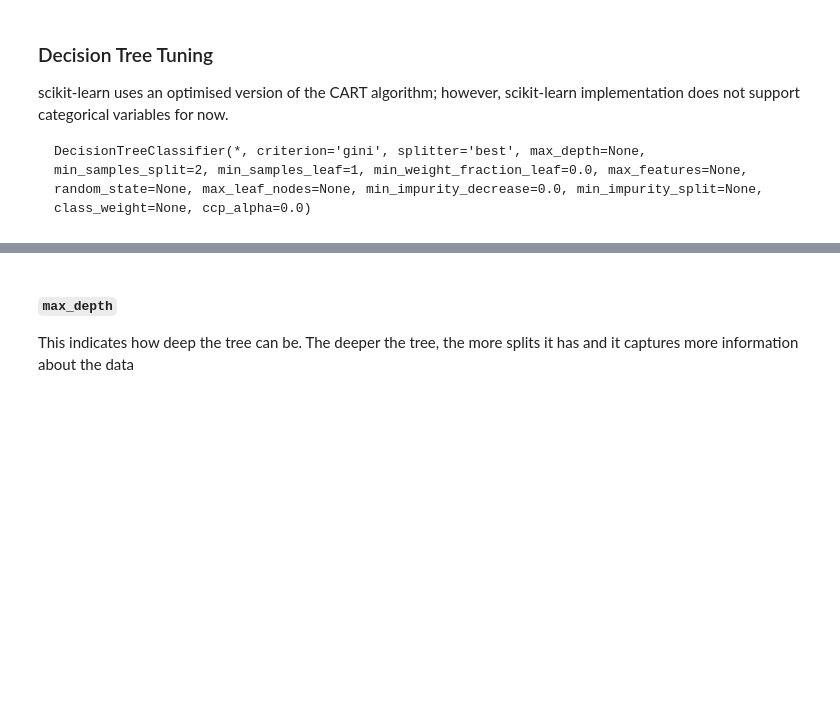
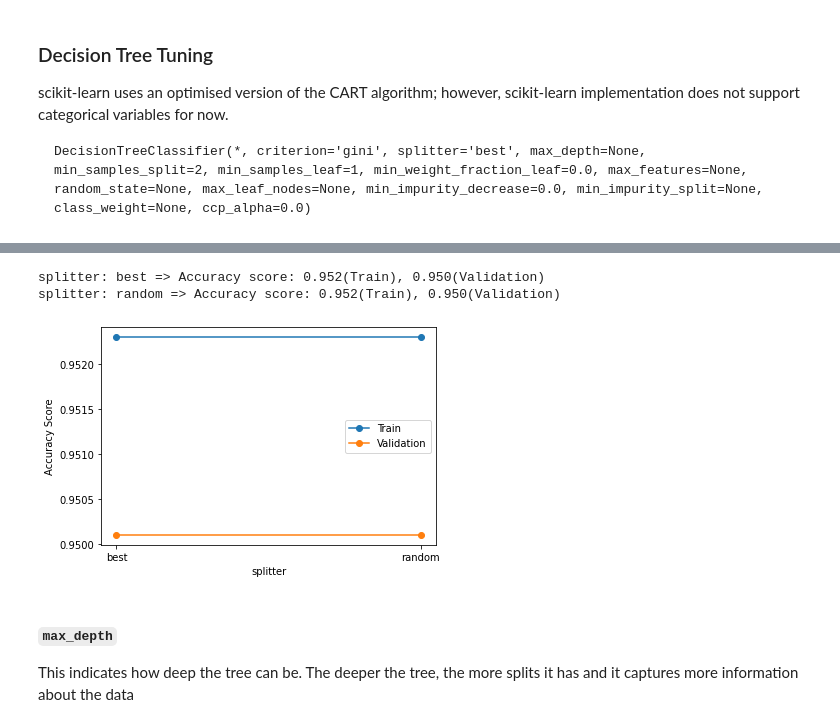
Before and after one commit to LapTQ/IT31903_123220_Group18_Stroke-prediction, a Jupyter notebook: analyze_data.ipynb, the cells around one changed output, grey strips where cells are left out. Saved outputs shown, nothing was run; the diff lists cells and outputs as text; code cells hidden in the pictures; blank space fills up the shorter version.

Commit message:
Tuning decisiontree

```diff
--- a/analyze_data.ipynb
+++ b/analyze_data.ipynb
@@ -556,3 +569,33 @@ DecisionTreeClassifier(*, criterion='gini', splitter='best', max_depth=None, min
+# %%
+train_results = []
+validation_results = []
+
+splitters = ['best', 'random']
+
+for splitter in splitters:
+    model = DecisionTreeClassifier(splitter=splitter)
+    model.fit(rescaledX, Y_train)
+
+    train_result = accuracy_score(Y_train, model.predict(rescaledX))
+    train_results.append(train_result)
+
+    validation_result = accuracy_score(Y_validation, model.predict(rescaledValidationX))
+    validation_results.append(validation_result)
+
+    print("splitter: %s => Accuracy score: %.3f(Train), %.3f(Validation)" % (splitter, train_result, validation_result))
+
+line1 = pyplot.plot(splitters, train_results, '-o', label='Train')
+line2 = pyplot.plot(splitters, validation_results, '-o', label='Validation')
+
+pyplot.legend()
+
+pyplot.ylabel('Accuracy Score')
+pyplot.xlabel('splitter')
+pyplot.show()
+# %% [output]
+splitter: best => Accuracy score: 0.952(Train), 0.950(Validation)
+splitter: random => Accuracy score: 0.952(Train), 0.950(Validation)
+[figure, added]
 # %% [markdown]
 #### `max_depth`
 
```
Also changed, not shown: parts of 14 cells of this notebook.
